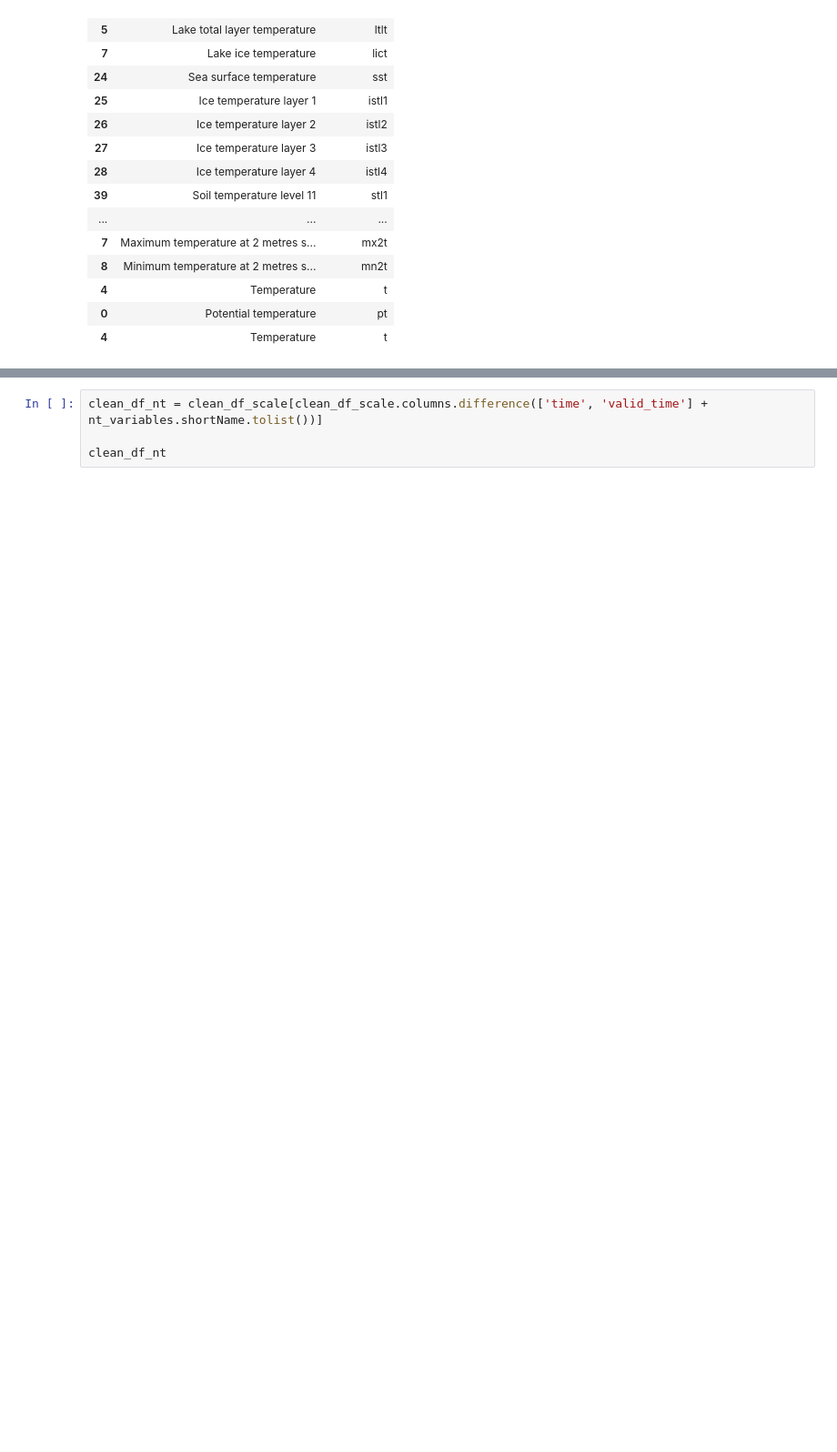
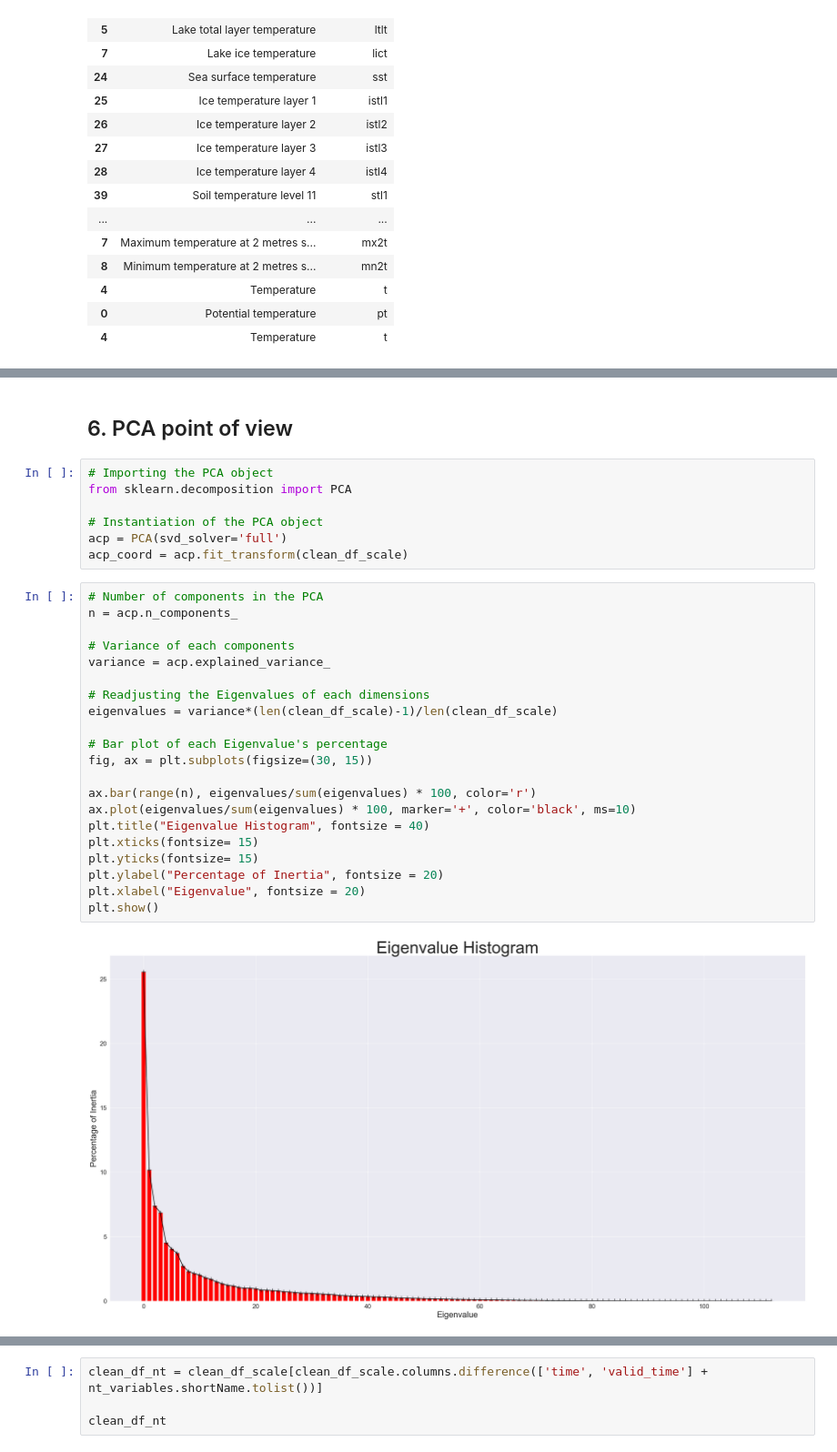
Before and after one commit to Thomas-rnd/Temperature-forecasting, a Jupyter notebook: features_selection/features_selection.ipynb, the cells around one changed output, grey strips where cells are left out. Shown at 91% size. Saved outputs shown, nothing was run; the diff lists cells and outputs as text; blank space fills up the shorter version.

```diff
--- a/features_selection/features_selection.ipynb
+++ b/features_selection/features_selection.ipynb
@@ -332,0 +358,32 @@ clean_df_scale
+# %% [markdown]
+## 6. PCA point of view
+# %%
+# Importing the PCA object
+from sklearn.decomposition import PCA
+
+# Instantiation of the PCA object
+acp = PCA(svd_solver='full')
+acp_coord = acp.fit_transform(clean_df_scale)
+# %%
+# Number of components in the PCA
+n = acp.n_components_
+
+# Variance of each components
+variance = acp.explained_variance_
+
+# Readjusting the Eigenvalues of each dimensions
+eigenvalues = variance*(len(clean_df_scale)-1)/len(clean_df_scale)
+
+# Bar plot of each Eigenvalue's percentage
+fig, ax = plt.subplots(figsize=(30, 15))
+
+ax.bar(range(n), eigenvalues/sum(eigenvalues) * 100, color='r')
+ax.plot(eigenvalues/sum(eigenvalues) * 100, marker='+', color='black', ms=10)
+plt.title("Eigenvalue Histogram", fontsize = 40)
+plt.xticks(fontsize= 15)
+plt.yticks(fontsize= 15)
+plt.ylabel("Percentage of Inertia", fontsize = 20)
+plt.xlabel("Eigenvalue", fontsize = 20)
+plt.show()
+# %% [output]
+[figure, added]
```
Also changed, not shown: parts of 44 cells of this notebook.
